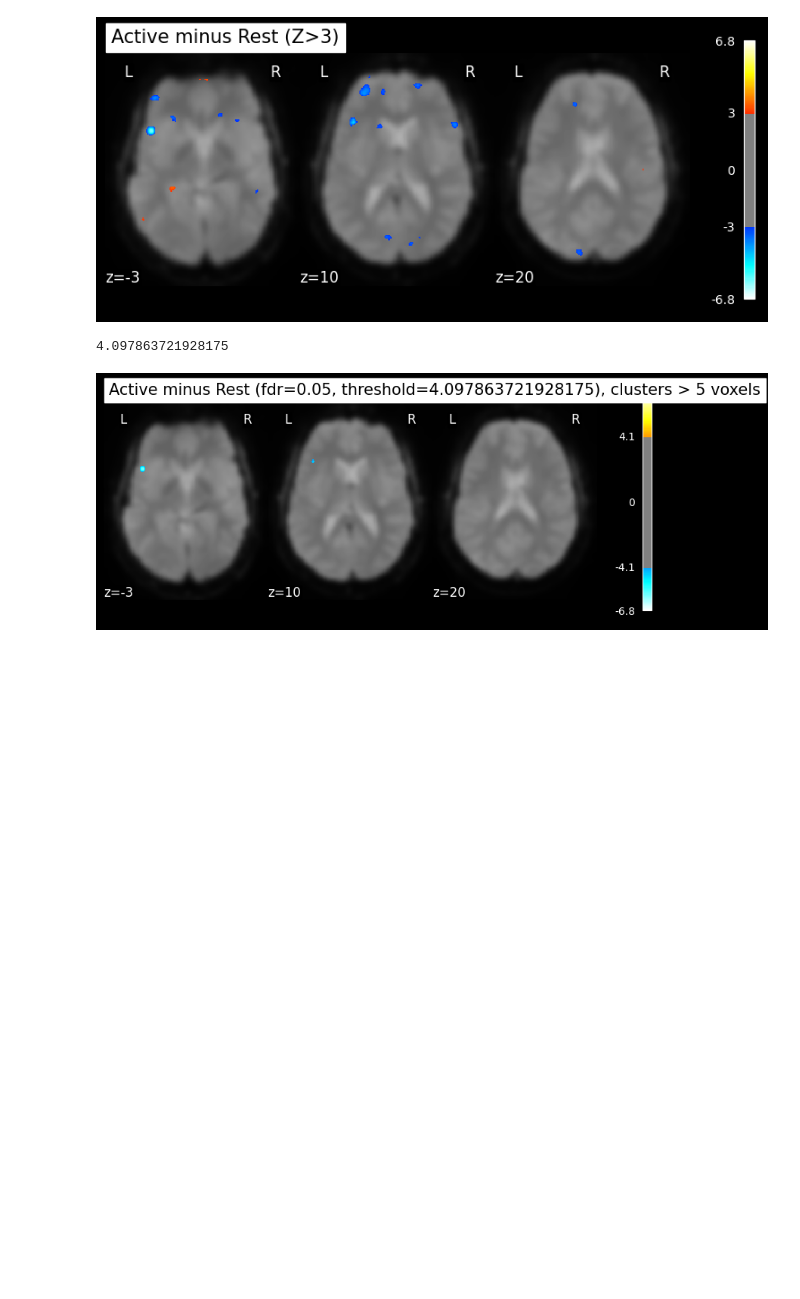
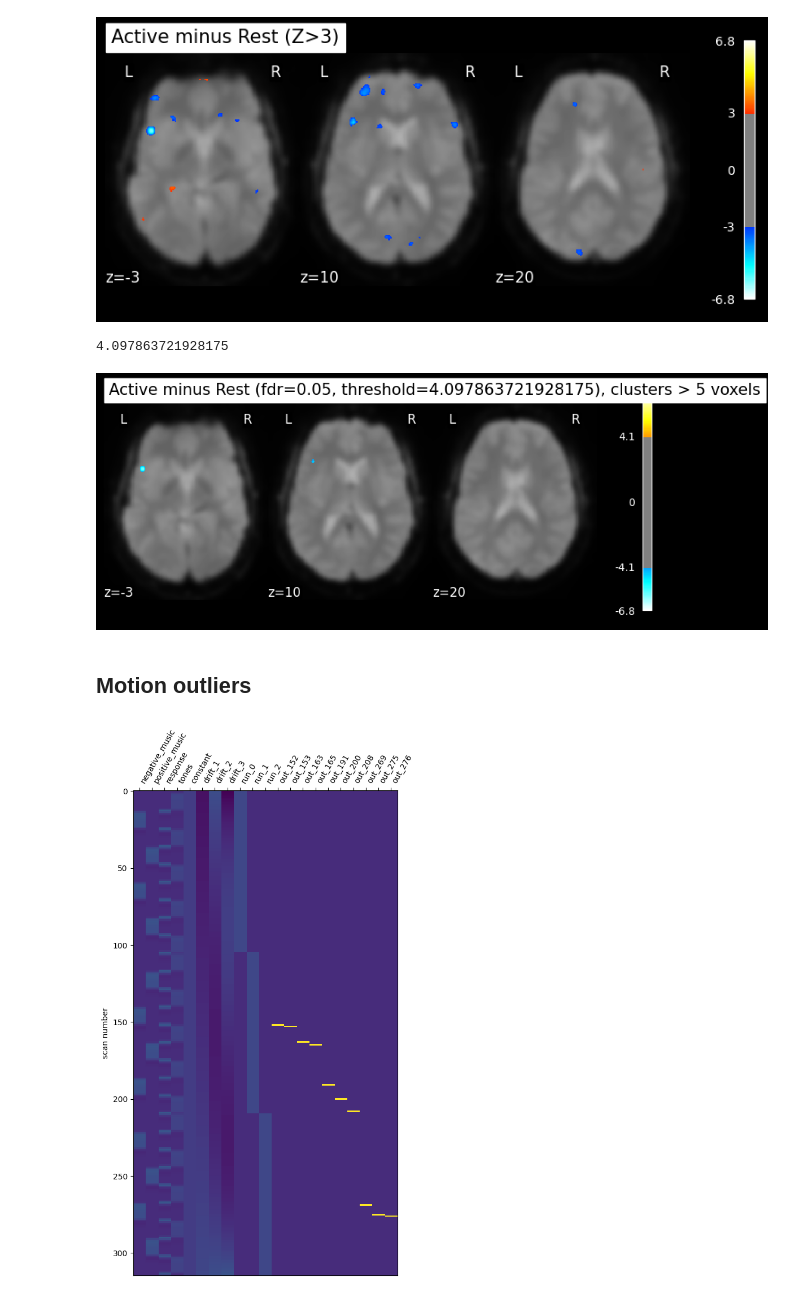
Before and after one commit to NicolasRR/NSSP, a Jupyter notebook: glm.ipynb, the cells around one changed output. Drawn from its saved outputs; the diff is of its cells as text; code cells hidden in the pictures; blank space fills up the shorter version.

Commit message:
Add files via upload
motion outliers

```diff
--- a/glm.ipynb
+++ b/glm.ipynb
@@ -320,3 +326,18 @@ plt.show()
 # %% [output]
 4.097863721928175
 [figure]
+# %% [markdown]
+## Motion outliers
+# %%
+outliers = np.array([152, 153, 163, 165, 191, 200, 208, 269, 275, 276])
+# %%
+design_mat = fmri_glm3.design_matrices_[0].copy()
+for i in outliers:
+    indicator = np.zeros(fmri_img.dataobj.shape[-1])
+    indicator[i] = 1
+    design_mat[f"out_{i}"] = indicator
+# %%
+plot_design_matrix(design_mat)
+plt.show()
+# %% [output]
+[figure, added]
```
Also changed, not shown: parts of 10 cells of this notebook.
